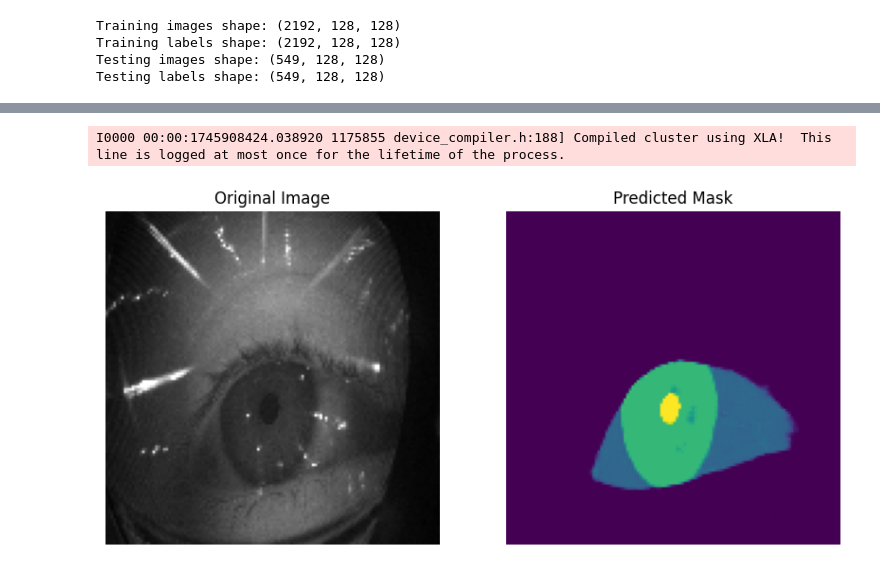
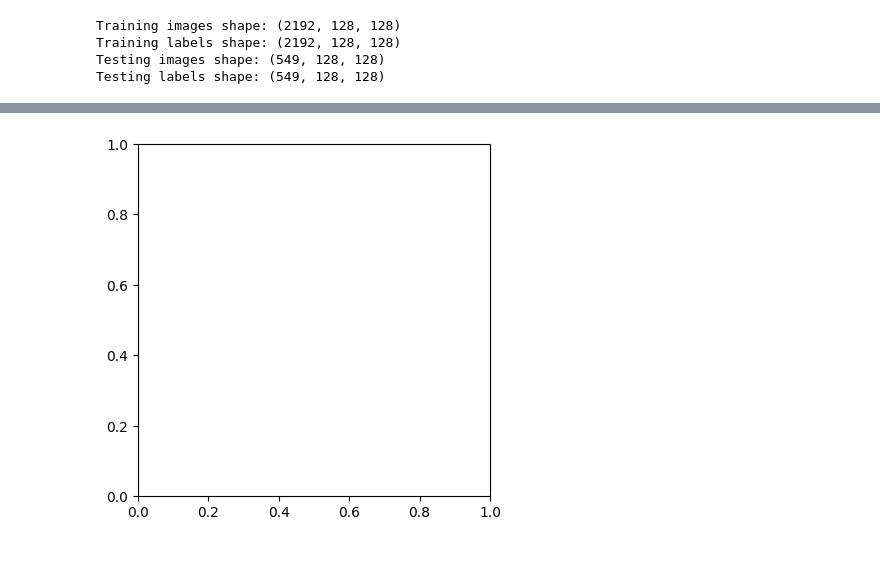
Before and after one commit to yasastharinda9511/GazeEstimation, a Jupyter notebook: gaze_estimate.ipynb, the cells around one changed output, grey strips where cells are left out. Drawn from its saved outputs; the diff is of its cells as text; code cells hidden in the pictures.

```diff
--- a/gaze_estimate.ipynb
+++ b/gaze_estimate.ipynb
@@ -442,7 +401,7 @@ model = load_model('light_weight_unet_gaze_estimation_model.h5', custom_objects=
 
 
 # Define the path to the image you want to predict
-image_path = '/home/yasas/GazeEstimation/openEDS/openEDS/test/images/000100.png'
+image_path = '/home/yasas/GazeEstimation/openEDS/openEDS/S_0/0.png'
 
 # Load the image using OpenCV
 image = cv2.imread(image_path, cv2.IMREAD_GRAYSCALE)  # Assuming grayscale image
@@ -492,2 +446 @@ I0000 00:00:1745908422.739294 1175855 cuda_dnn.cc:529] Loaded cuDNN version 9030
-I0000 00:00:1745908424.038920 1175855 device_compiler.h:188] Compiled cluster using XLA!  This line is logged at most once for the lifetime of the process.
-[figure, old version]
+[figure, new version]
```
Also changed, not shown: parts of 11 cells of this notebook, 5 other files.
